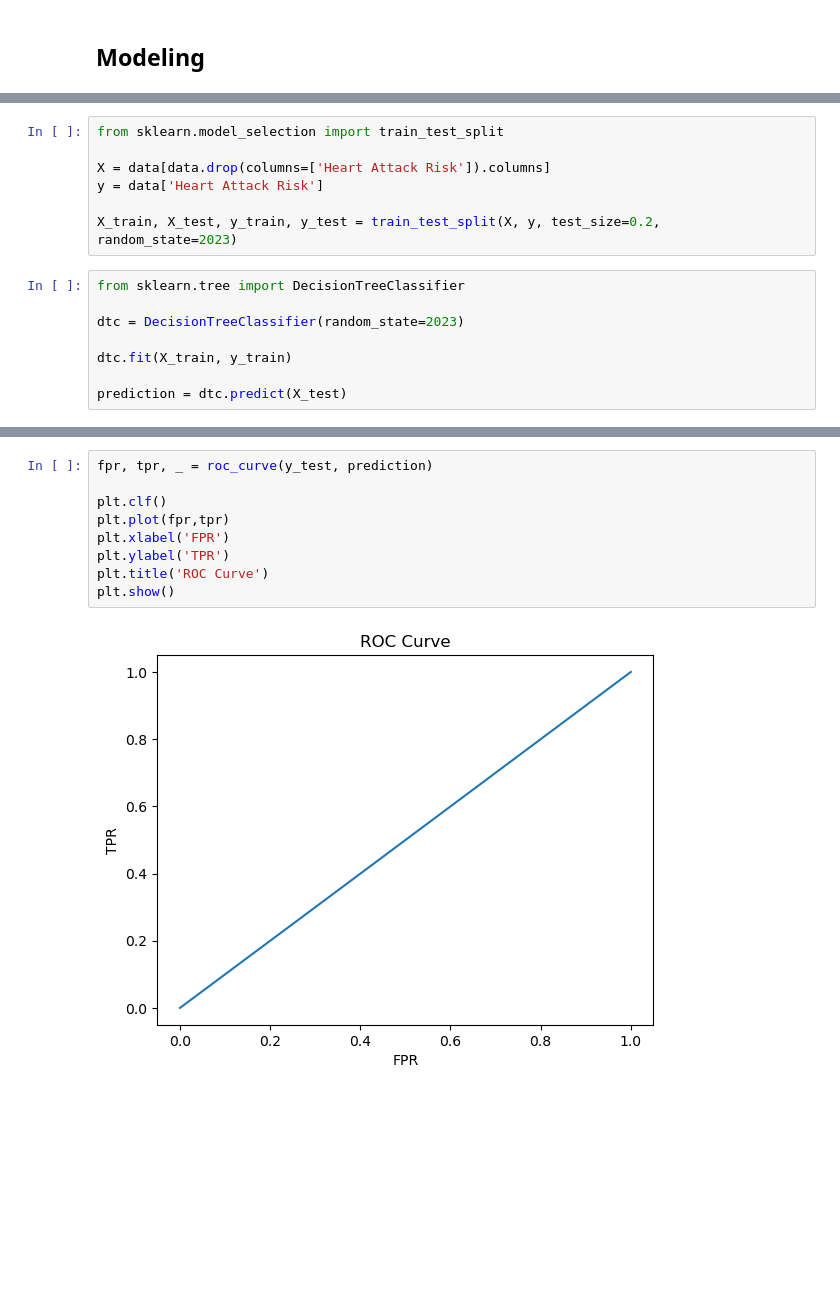
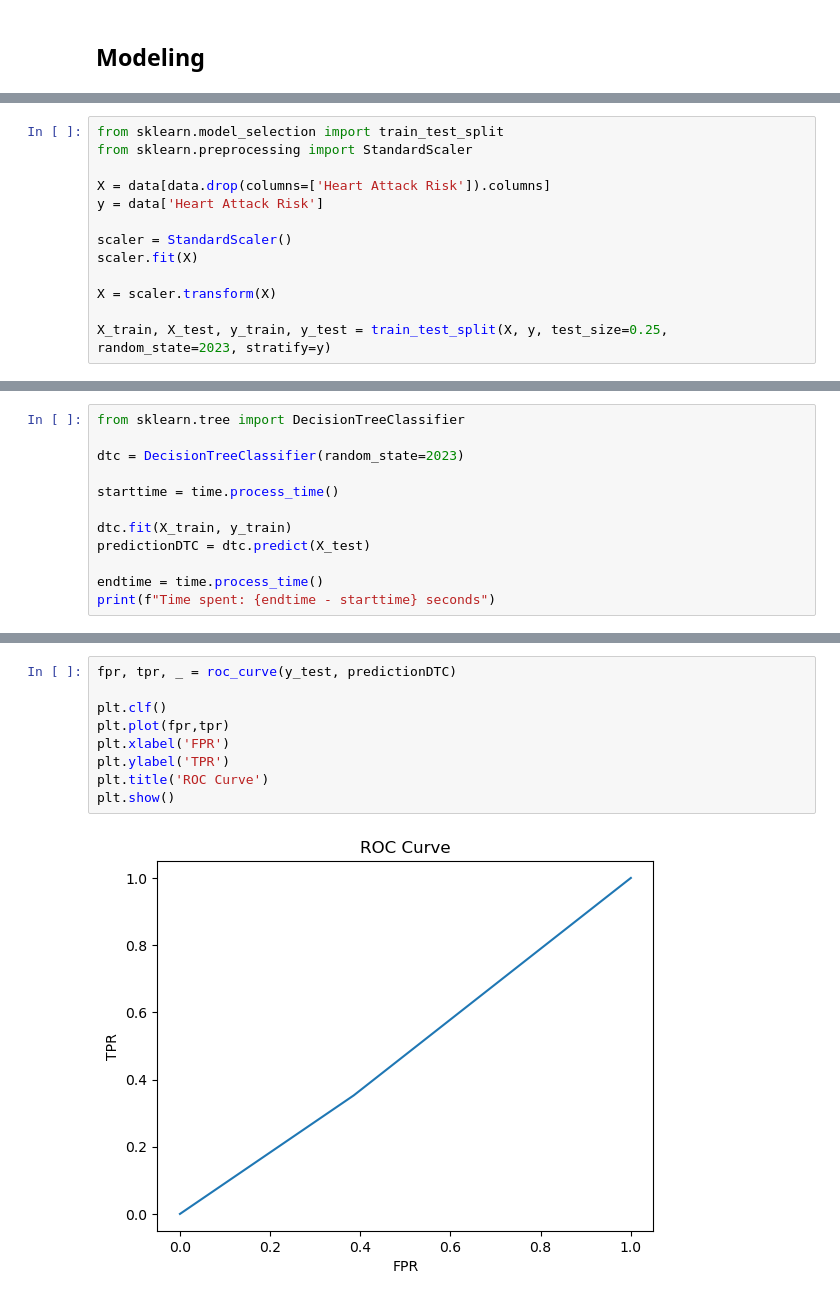
Before and after one commit to orlandopalmeira/Trabalho-DAA-2023-2024, a Jupyter notebook: Tarefa_1/tarefa_1_modelacao.ipynb, the cells around one changed output, grey strips where cells are left out. Drawn from its saved outputs; the diff is of its cells as text; blank space fills up the shorter version.

Commit message:
normalização dos atributos e modelagem com SVC/SVR

```diff
--- a/Tarefa_1/tarefa_1_modelacao.ipynb
+++ b/Tarefa_1/tarefa_1_modelacao.ipynb
@@ -231 +235,14 @@ memory usage: 1.7 MB
+# %%
+from sklearn.model_selection import train_test_split
+from sklearn.preprocessing import StandardScaler
+
+X = data[data.drop(columns=['Heart Attack Risk']).columns]
+y = data['Heart Attack Risk']
+
+scaler = StandardScaler()
+scaler.fit(X)
+
+X = scaler.transform(X)
+
+X_train, X_test, y_train, y_test = train_test_split(X, y, test_size=0.25, random_state=2023, stratify=y)
 # %% [markdown]
@@ -233,15 +250,12 @@ memory usage: 1.7 MB
-# %%
-from sklearn.model_selection import train_test_split
-
-X = data[data.drop(columns=['Heart Attack Risk']).columns]
-y = data['Heart Attack Risk']
-
-X_train, X_test, y_train, y_test = train_test_split(X, y, test_size=0.2, random_state=2023)
 # %%
 from sklearn.tree import DecisionTreeClassifier
 
 dtc = DecisionTreeClassifier(random_state=2023)
 
+starttime = time.process_time()
+
 dtc.fit(X_train, y_train)
+predictionDTC = dtc.predict(X_test)
 
-prediction = dtc.predict(X_test)
+endtime = time.process_time()
+print(f"Time spent: {endtime - starttime} seconds")
@@ -294,12 +308,12 @@ Fbeta Score: 0.34810126582278483
 # %%
-fpr, tpr, _ = roc_curve(y_test, prediction)
+fpr, tpr, _ = roc_curve(y_test, predictionDTC)
 
 plt.clf()
 plt.plot(fpr,tpr)
 plt.xlabel('FPR')
 plt.ylabel('TPR')
 plt.title('ROC Curve')
 plt.show()
 # %% [output]
-[figure, old version]
+[figure, new version]
 # %% [markdown]
```
Also changed, not shown: parts of 14 cells of this notebook.
